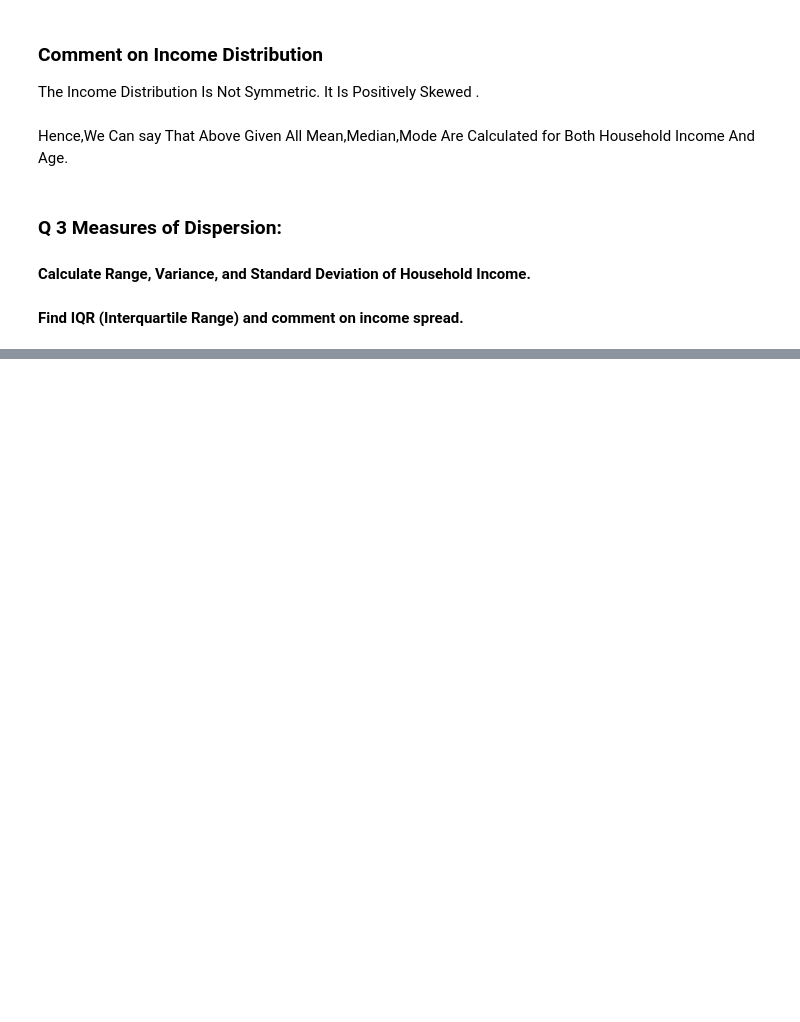
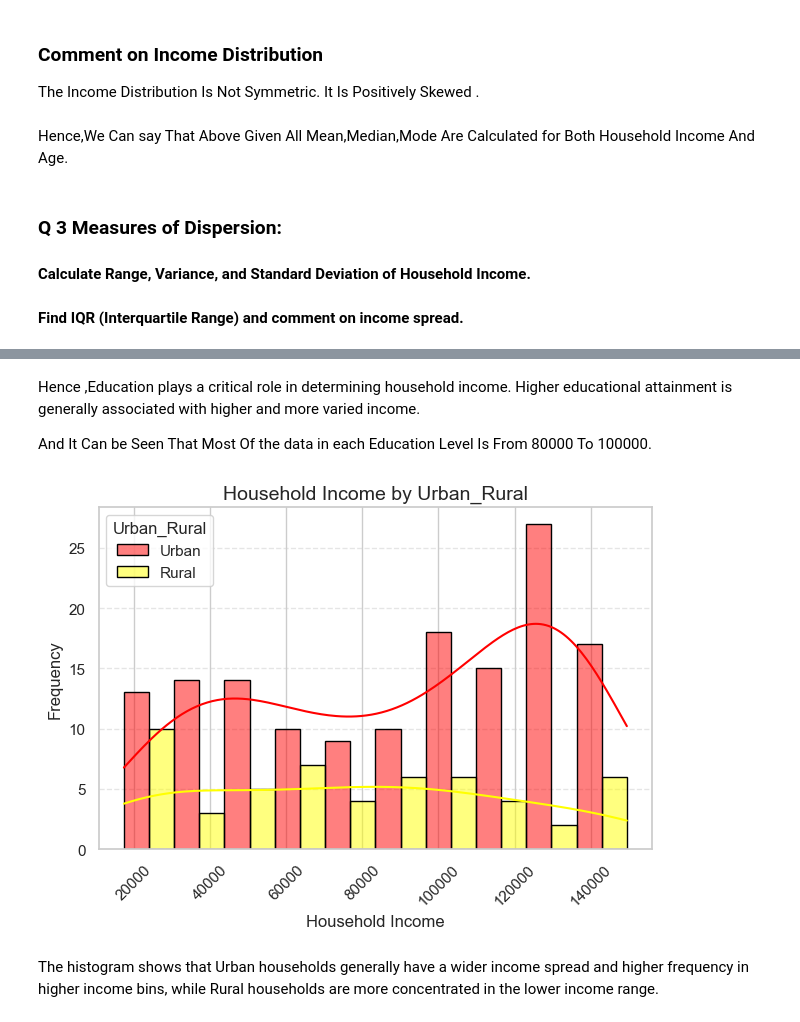
Before and after one commit to Namyashah/DescriptiveBooster_Mathematics_Stats, a Jupyter notebook: IncomeDistribution.ipynb, the cells around one changed output, grey strips where cells are left out. Cells and saved outputs as stored; diff of their text form; code cells hidden in the pictures; blank space fills up the shorter version.

```diff
--- a/IncomeDistribution.ipynb
+++ b/IncomeDistribution.ipynb
@@ -180,0 +266,18 @@ Standard Deviation : 40810.19163832854
+# %% [markdown]
+Hence ,Education plays a critical role in determining household income. Higher educational attainment is generally associated with higher and more varied income.
+
+And It Can be Seen That Most Of the data in each Education Level Is From 80000 To 100000.
+# %%
+sns.histplot(data=dataset,x=dataset["Household_Income"],kde=True,hue=dataset["Urban_Rural"],bins=10,element="bars",edgecolor="black",multiple="dodge",palette=["red", "yellow"])
+# plt.legend(title="Urban_Rural", bbox_to_anchor=(1.05, 1), loc='upper left', borderaxespad=0.)
+plt.title("Household Income by Urban_Rural", fontsize=14)
+plt.grid(axis='y', linestyle='--', alpha=0.5)
+plt.xlabel("Household Income")
+plt.ylabel("Frequency")
+plt.xticks(rotation=45)
+plt.tight_layout()
+plt.show()
+# %% [output]
+[figure, added]
+# %% [markdown]
+The histogram shows that Urban households generally have a wider income spread and higher frequency in higher income bins, while Rural households are more concentrated in the lower income range.
```
Also changed, not shown: parts of 12 cells of this notebook, 3 other files.
